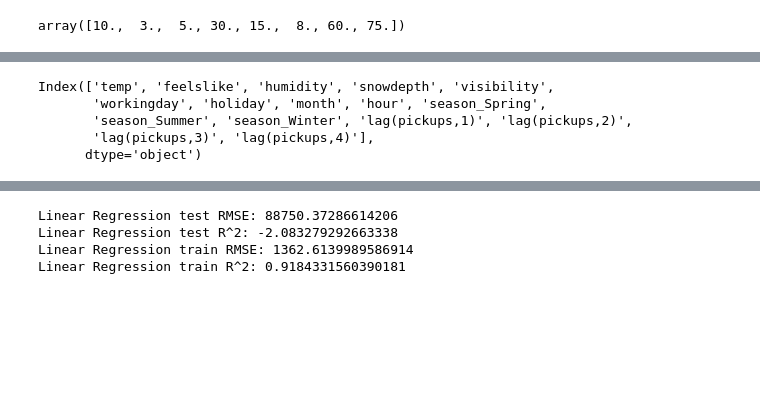
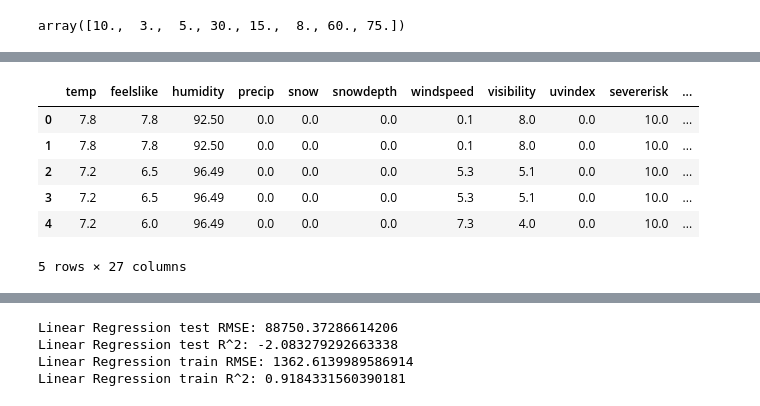
Before and after one commit to gpanagioto/bikesharingdemand_IBA22, a Jupyter notebook: PreperationAndPrediction.ipynb, the cells around one changed output, grey strips where cells are left out. Drawn from its saved outputs; the diff is of its cells as text; code cells hidden in the pictures; blank space fills up the shorter version.

```diff
--- a/PreperationAndPrediction.ipynb
+++ b/PreperationAndPrediction.ipynb
@@ -586,8 +577,0 @@ picksup[['enc_preciptype', 'enc_conditions', 'workingday', 'holiday', 'month', '
-# %%
-X_train.columns
-# %% [output]
-Index(['temp', 'feelslike', 'humidity', 'snowdepth', 'visibility',
-       'workingday', 'holiday', 'month', 'hour', 'season_Spring',
-       'season_Summer', 'season_Winter', 'lag(pickups,1)', 'lag(pickups,2)',
-       'lag(pickups,3)', 'lag(pickups,4)'],
-      dtype='object')
@@ -625,0 +578,10 @@ print("Test data shape", test_set_sequence.shape, "Test data output shape", test
+# %%
+picksup.head()
+# %% [output]
+|  | temp | feelslike | humidity | precip | snow | snowdepth | windspeed | visibility | uvindex | severerisk | ... |
+| 0 | 7.8 | 7.8 | 92.50 | 0.0 | 0.0 | 0.0 | 0.1 | 8.0 | 0.0 | 10.0 | ... |
+| 1 | 7.8 | 7.8 | 92.50 | 0.0 | 0.0 | 0.0 | 0.1 | 8.0 | 0.0 | 10.0 | ... |
+| 2 | 7.2 | 6.5 | 96.49 | 0.0 | 0.0 | 0.0 | 5.3 | 5.1 | 0.0 | 10.0 | ... |
+| 3 | 7.2 | 6.5 | 96.49 | 0.0 | 0.0 | 0.0 | 5.3 | 5.1 | 0.0 | 10.0 | ... |
+| 4 | 7.2 | 6.0 | 96.49 | 0.0 | 0.0 | 0.0 | 7.3 | 4.0 | 0.0 | 10.0 | ... |
+5 rows × 27 columns
```
Also changed, not shown: parts of 17 cells of this notebook.
